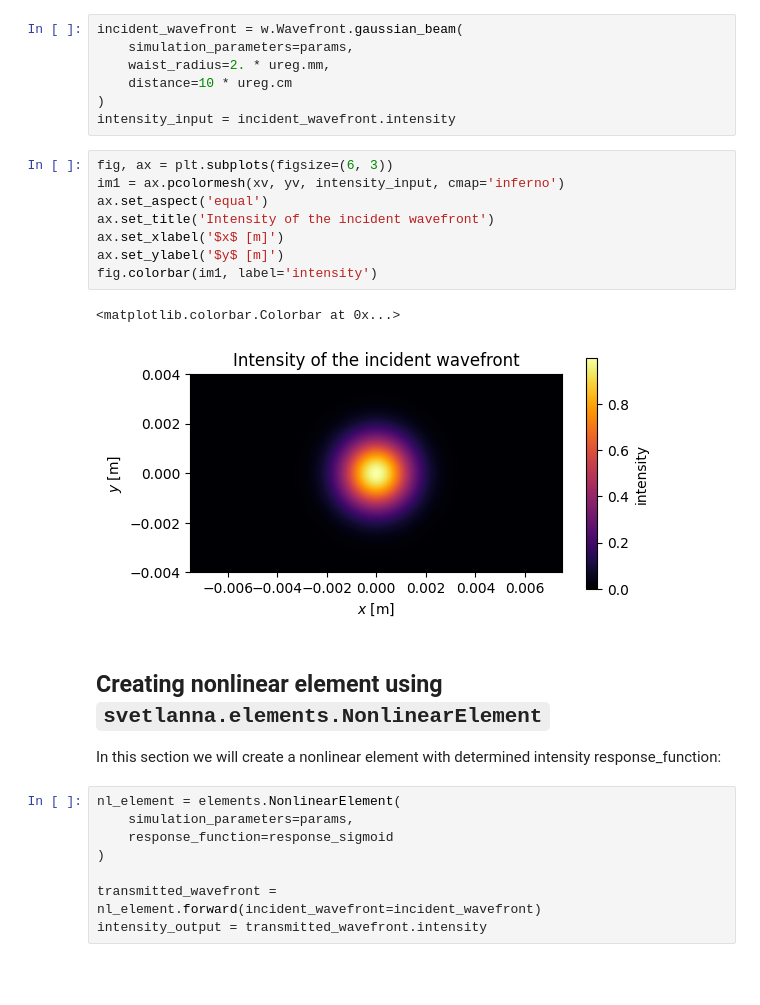
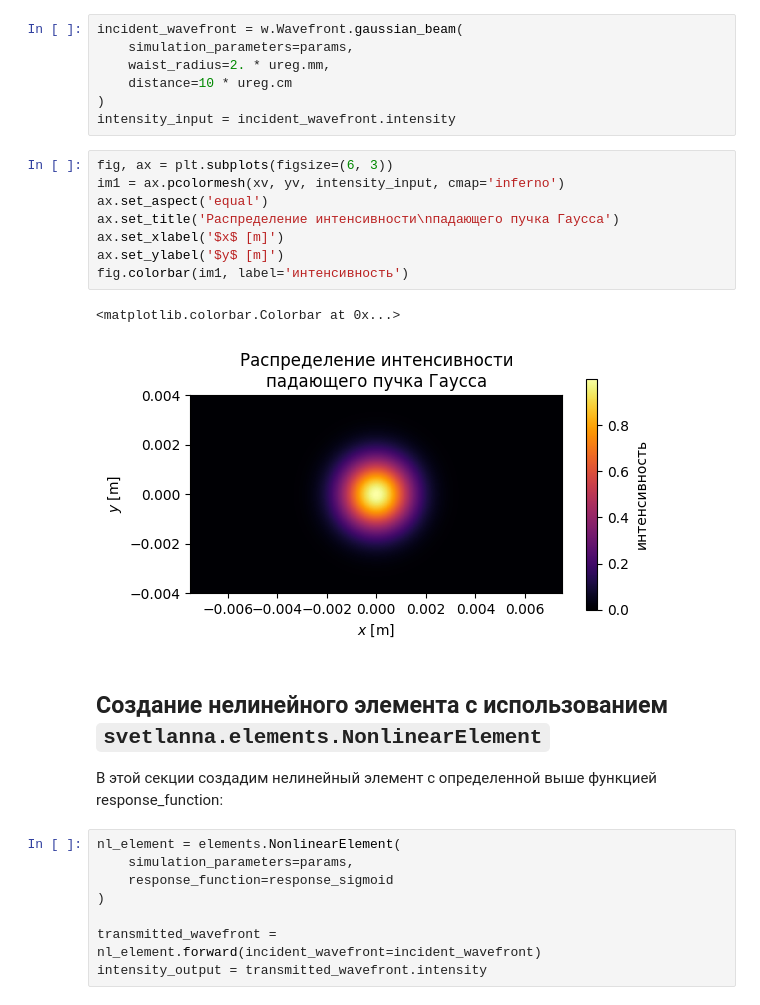
Before and after one commit to CompPhysLab/SVETlANNa.docs, a Jupyter notebook: free_propagation/nonlinear_element.ipynb, the cells around one changed output. Drawn from its saved outputs; the diff is of its cells as text; blank space fills up the shorter version.

```diff
--- a/free_propagation/nonlinear_element.ipynb
+++ b/free_propagation/nonlinear_element.ipynb
@@ -49,18 +48,18 @@ intensity_input = incident_wavefront.intensity
 # %%
 fig, ax = plt.subplots(figsize=(6, 3))
 im1 = ax.pcolormesh(xv, yv, intensity_input, cmap='inferno')
 ax.set_aspect('equal')
-ax.set_title('Intensity of the incident wavefront')
+ax.set_title('Распределение интенсивности\nпадающего пучка Гаусса')
 ax.set_xlabel('$x$ [m]')
 ax.set_ylabel('$y$ [m]')
-fig.colorbar(im1, label='intensity')
+fig.colorbar(im1, label='интенсивность')
 # %% [output]
 <matplotlib.colorbar.Colorbar at 0x...>
-[figure, old version]
+[figure, new version]
-# %% [markdown]
-## Creating nonlinear element using `svetlanna.elements.NonlinearElement`
-
-In this section we will create a nonlinear element with determined intensity response_function:
+# %% [markdown]
+## Создание нелинейного элемента с использованием `svetlanna.elements.NonlinearElement`
+
+В этой секции создадим нелинейный элемент с определенной выше функцией response_function:
 # %%
 nl_element = elements.NonlinearElement(
     simulation_parameters=params,
```
Also changed, not shown: parts of 13 cells of this notebook.
